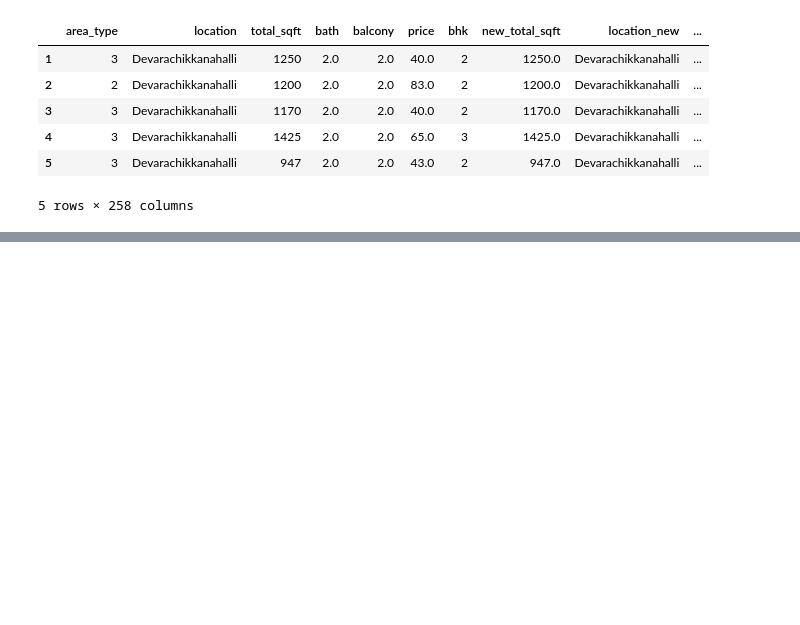
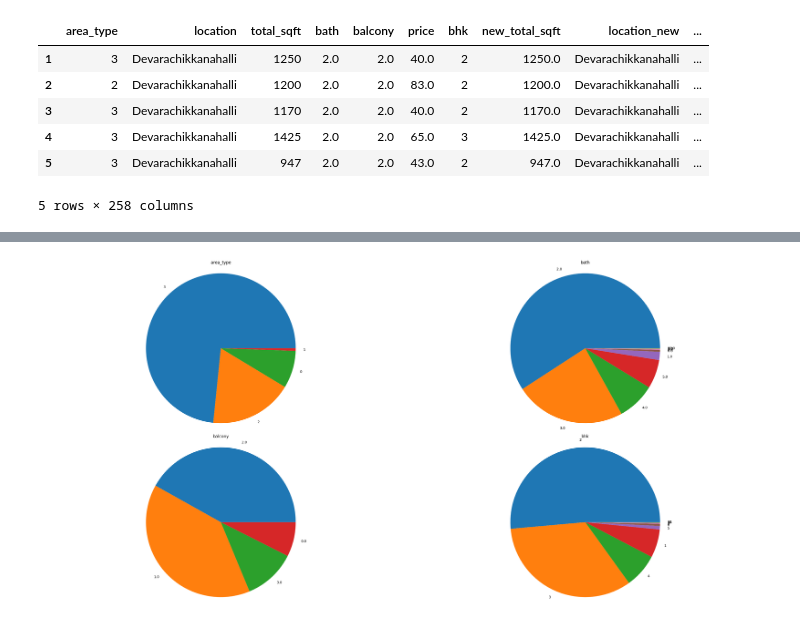
Before and after one commit to Vinushann/EstateInsight, a Jupyter notebook: src/data_preprocessing.ipynb, the cells around one changed output, grey strips where cells are left out. Cells and saved outputs as stored; diff of their text form; code cells hidden in the pictures; blank space fills up the shorter version.

```diff
--- a/src/data_preprocessing.ipynb
+++ b/src/data_preprocessing.ipynb
@@ -521,3 +606,7 @@ df4.head()
 5 rows × 258 columns
 # %%
 df4 = df4.drop('location',axis='columns')
+# %%
+df4 = df4.drop('location_new',axis='columns')
+df4 = df4.drop(['total_sqft','bhk_float'],axis='columns')
+df4.head()
@@ -523,0 +621,19 @@ df4 = df4.drop('location',axis='columns')
+# %%
+categorical_cols_2 = ['area_type','bath', 'balcony', 'bhk']
+#Did not do for Society col cuz we dropped it cuz of having many missing values.
+
+plt.figure(figsize=(30,50))
+ind = 0
+for i in categorical_cols_2:
+    ind = ind + 1
+    plt.subplot(7,2,ind)
+
+    plt.pie(df4[i].value_counts(), labels = df4[i].unique())
+
+    plt.axis('equal')
+    plt.title(i)
+
+plt.tight_layout()
+plt.show()
+# %% [output]
+[figure, added]
```
Also changed, not shown: parts of 10 cells of this notebook, 1 other file.
